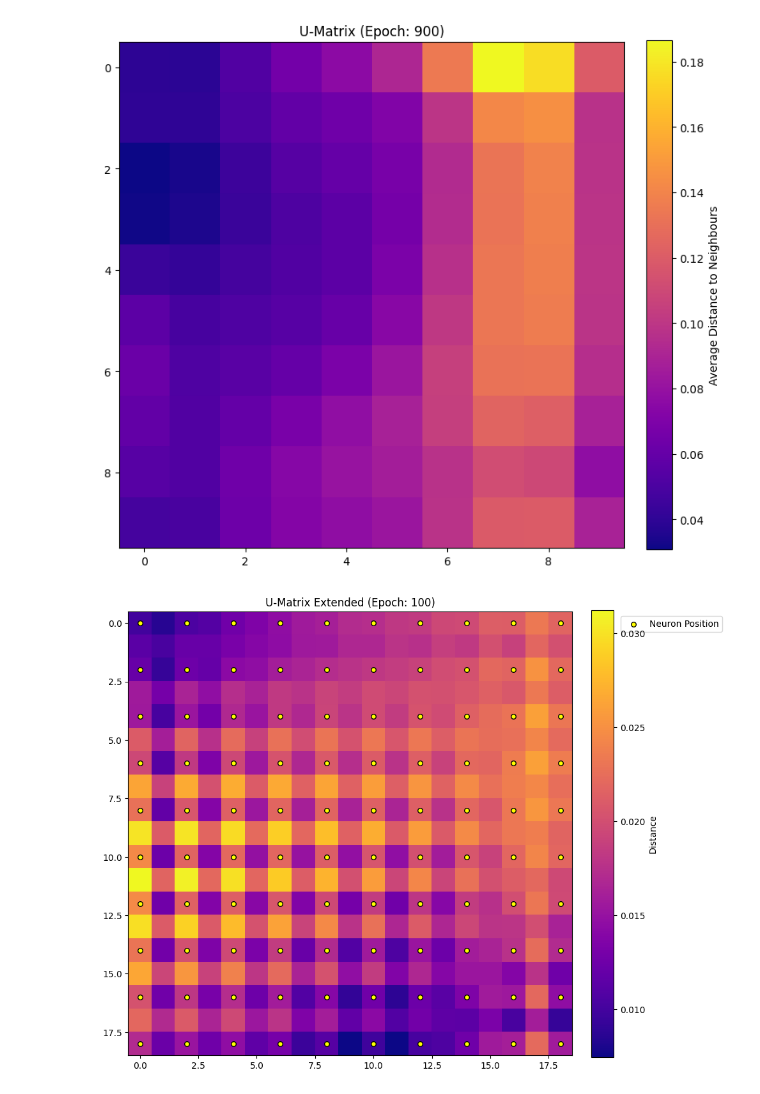
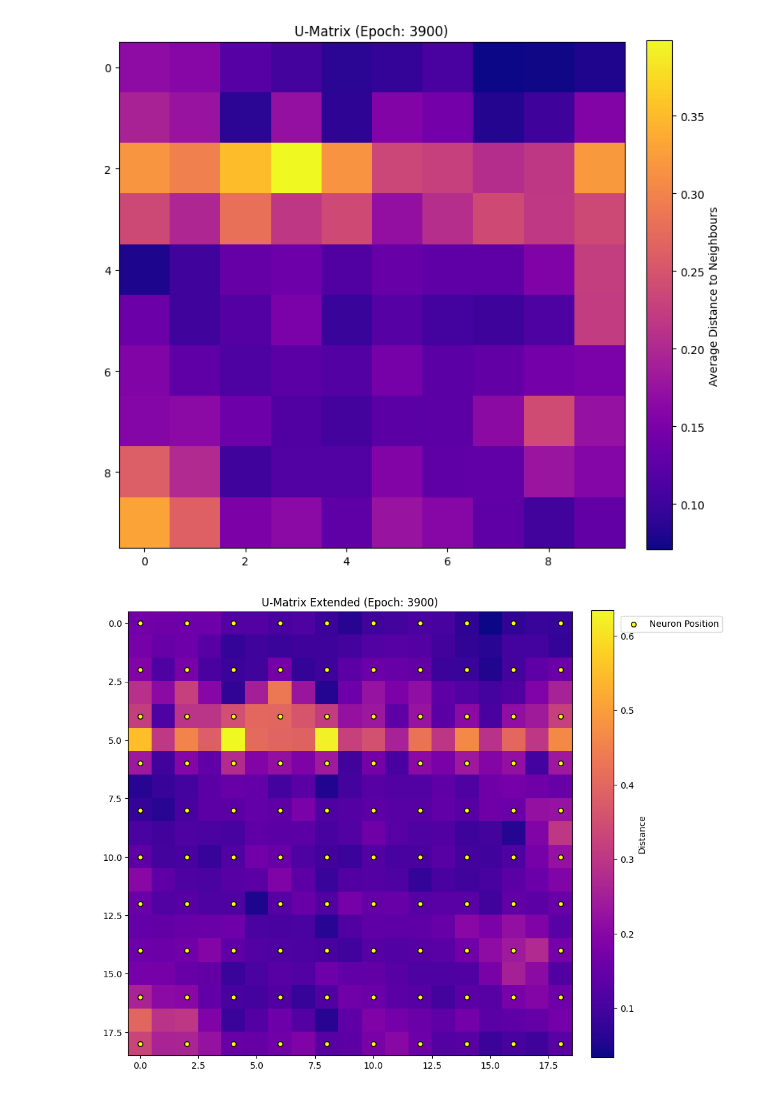
Before and after one commit to hanzltom/ViT-GHSOM, a Jupyter notebook: SOM/SOM.ipynb, the cells around one changed output. Saved outputs shown, nothing was run; the diff lists cells and outputs as text; code cells hidden in the pictures.

```diff
--- a/SOM/SOM.ipynb
+++ b/SOM/SOM.ipynb
@@ -34,8 +34,10 @@ class SOM:
             self.calculate_distance_func = euclidean_distance
         elif self.distance_k < 1:
             raise ValueError('Distance must have positive non-zero k value')
+        elif self.distance_k > 2:
+            self.calculate_distance_func = lambda a, b, axis: generic_distance(a, b, axis, self.distance_k)
         else:
-            self.calculate_distance_func = lambda a, b, axis: generic_distance(a, b, axis, self.distance_k)
+            raise ValueError('Distance k must be whole number between 1 and np.inf')
 
         # TODO add other weight initialization options
         self.weights = np.random.rand(self.map_width, self.map_height, self.input_dim)
@@ -139,5 +141,5 @@ X = (X - X.min(axis=0)) / (X.max(axis=0) - X.min(axis=0))
 # %%
 som = SOM(10,10,4,"gaussian",2)
 # %%
-som.train_online(X, y_int, 200)
+som.train_online(X, y_int, 4000)
 # %% [output]
@@ -173,14 +172,14 @@ display(video)
 [interactive output not drawn]
 # %%
 u_matrix_db = generate_u_matrix_db(som)
-visualize_u_matrix(u_matrix_db[900], 900)
+visualize_u_matrix(u_matrix_db[3900], 3900)
 # %% [output]
-[figure, old version]
+[figure, new version]
 # %%
 u_matrix_extended_db = generate_u_matrix_extended_db(som)
-visualize_u_matrix_extended(u_matrix_extended_db[100], 100)
+visualize_u_matrix_extended(u_matrix_extended_db[3900], 3900)
 # %% [output]
-[figure, old version]
+[figure, new version]
 # %%
 video = generate_u_matrix_vid(u_matrix_db)
 display(video)
```
Also changed, not shown: parts of 2 cells of this notebook.
